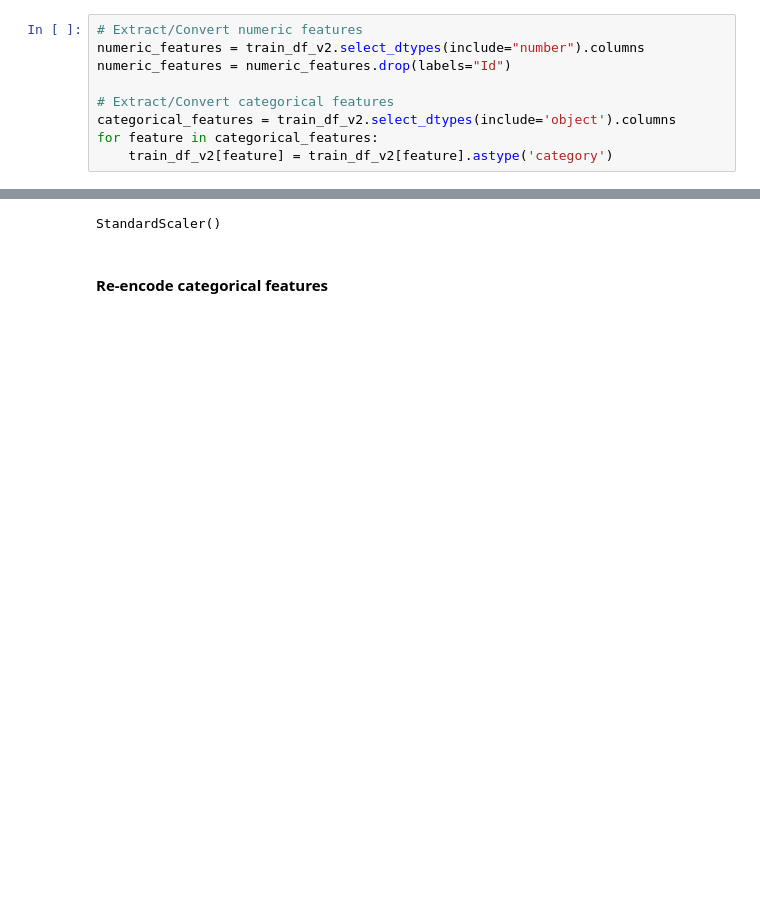
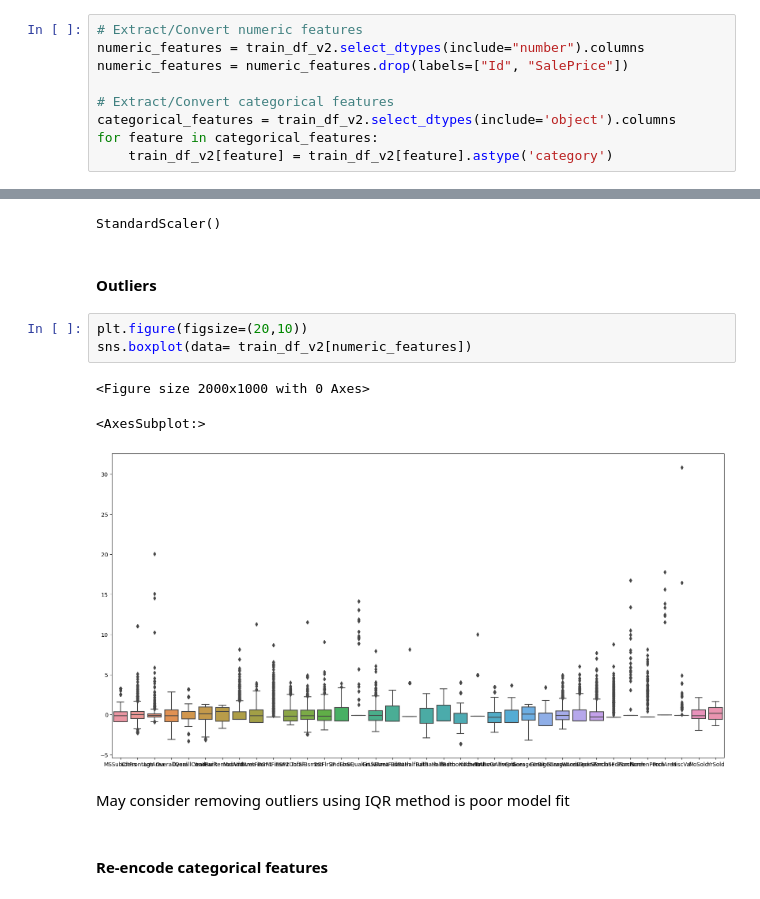
Before and after one commit to RDabire/kaggle_house_prices, a Jupyter notebook: notebooks/house_prices_regression_model.ipynb, the cells around one changed output, grey strips where cells are left out. Cells and saved outputs as stored; diff of their text form; blank space fills up the shorter version.

Commit message:
WIP: model evaluation

```diff
--- a/notebooks/house_prices_regression_model.ipynb
+++ b/notebooks/house_prices_regression_model.ipynb
@@ -158,7 +163,7 @@ dtype: object
 # %%
 # Extract/Convert numeric features
 numeric_features = train_df_v2.select_dtypes(include="number").columns
-numeric_features = numeric_features.drop(labels="Id")
+numeric_features = numeric_features.drop(labels=["Id", "SalePrice"])
 
 # Extract/Convert categorical features
 categorical_features = train_df_v2.select_dtypes(include='object').columns
@@ -205,6 +210,17 @@ scaler.fit(train_df_v2[numeric_features])
 train_df_v2[numeric_features] = scaler.transform(train_df_v2[numeric_features])
 # %% [output]
 StandardScaler()
+# %% [markdown]
+#### Outliers
+# %%
+plt.figure(figsize=(20,10))
+sns.boxplot(data= train_df_v2[numeric_features])
+# %% [output]
+<Figure size 2000x1000 with 0 Axes>
+<AxesSubplot:>
+[figure, added]
+# %% [markdown]
+May consider removing outliers using IQR method is poor model fit
 # %% [markdown]
 #### Re-encode categorical features
 # %%
```
Also changed, not shown: parts of 6 cells of this notebook.
